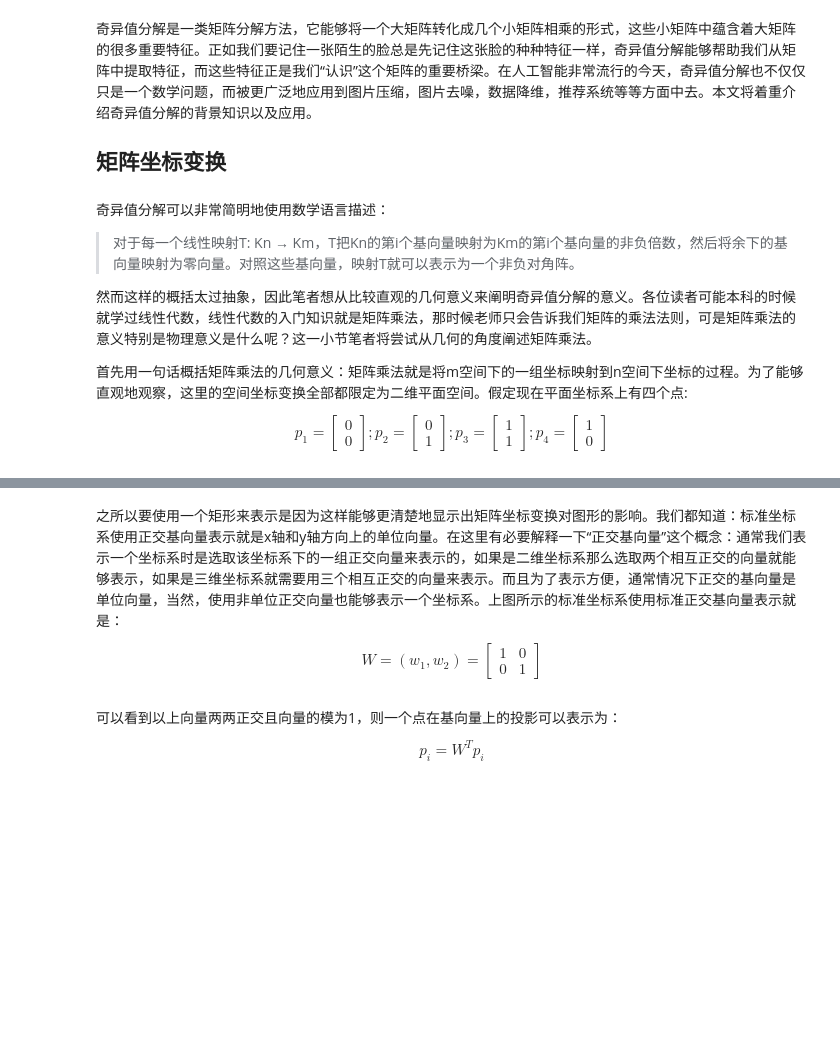
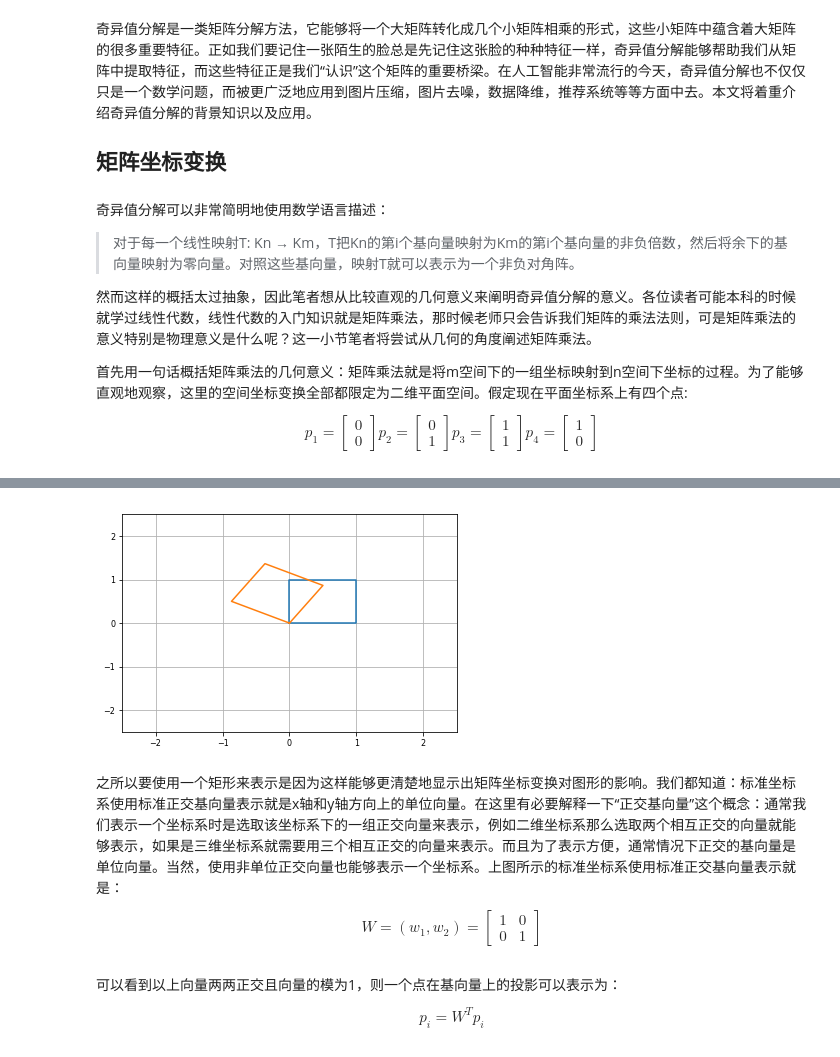
Before and after one commit to yhilmare/machine-learning-notes, a Jupyter notebook: notebooks/Singular value decomposition.ipynb, the cells around one changed output, grey strips where cells are left out. Cells and saved outputs as stored; diff of their text form; code cells hidden in the pictures; blank space fills up the shorter version.

```diff
--- a/notebooks/Singular value decomposition.ipynb
+++ b/notebooks/Singular value decomposition.ipynb
@@ -16,13 +16,13 @@
 $$
 p_{1}=\begin{bmatrix}
 0\\0
-\end{bmatrix};
+\end{bmatrix}
 p_{2}=\begin{bmatrix}
 0\\1
-\end{bmatrix};
+\end{bmatrix}
 p_{3}=\begin{bmatrix}
 1\\1
-\end{bmatrix};
+\end{bmatrix}
 p_{4}=\begin{bmatrix}
 1\\0
 \end{bmatrix}
@@ -31,8 +31,30 @@ $$
 在坐标系上这几个点构成的图形如下所示：
 
 ![](embedded-picture-1)
+# %%
+import numpy as np
+from matplotlib import pyplot as plt
+import matplotlib as mpl
+
+mpl.rcParams["xtick.labelsize"] = 8
+mpl.rcParams["ytick.labelsize"] = 8
+
+v = np.asmatrix([[0, 0], [0, 1], [1, 1], [1, 0], [0, 0]], dtype=np.float32)
+W = np.asmatrix([[-0.866, 0.5], [0.5, 0.866]], dtype=np.float32)
+v1 = (W * v.T).T
+fig = plt.figure("test")
+ax = fig.add_subplot(111)
+ax.grid(True)
+ax.plot(v[:, 0], v[:, 1])
+ax.plot(v1[:, 0], v1[:, 1])
+
+plt.xlim(-2.5, 2.5)
+plt.ylim(-2.5, 2.5)
+plt.show()
+# %% [output]
+[figure, added]
 # %% [markdown]
-之所以要使用一个矩形来表示是因为这样能够更清楚地显示出矩阵坐标变换对图形的影响。我们都知道：标准坐标系使用正交基向量表示就是x轴和y轴方向上的单位向量。在这里有必要解释一下“正交基向量”这个概念：通常我们表示一个坐标系时是选取该坐标系下的一组正交向量来表示的，如果是二维坐标系那么选取两个相互正交的向量就能够表示，如果是三维坐标系就需要用三个相互正交的向量来表示。而且为了表示方便，通常情况下正交的基向量是单位向量，当然，使用非单位正交向量也能够表示一个坐标系。上图所示的标准坐标系使用标准正交基向量表示就是：
+之所以要使用一个矩形来表示是因为这样能够更清楚地显示出矩阵坐标变换对图形的影响。我们都知道：标准坐标系使用标准正交基向量表示就是x轴和y轴方向上的单位向量。在这里有必要解释一下“正交基向量”这个概念：通常我们表示一个坐标系时是选取该坐标系下的一组正交向量来表示，例如二维坐标系那么选取两个相互正交的向量就能够表示，如果是三维坐标系就需要用三个相互正交的向量来表示。而且为了表示方便，通常情况下正交的基向量是单位向量。当然，使用非单位正交向量也能够表示一个坐标系。上图所示的标准坐标系使用标准正交基向量表示就是：
 
 $$W = (w_{1}, w_{2}) =  \begin{bmatrix}
 1 & 0\\
```
Also changed, not shown: 1 other file.
